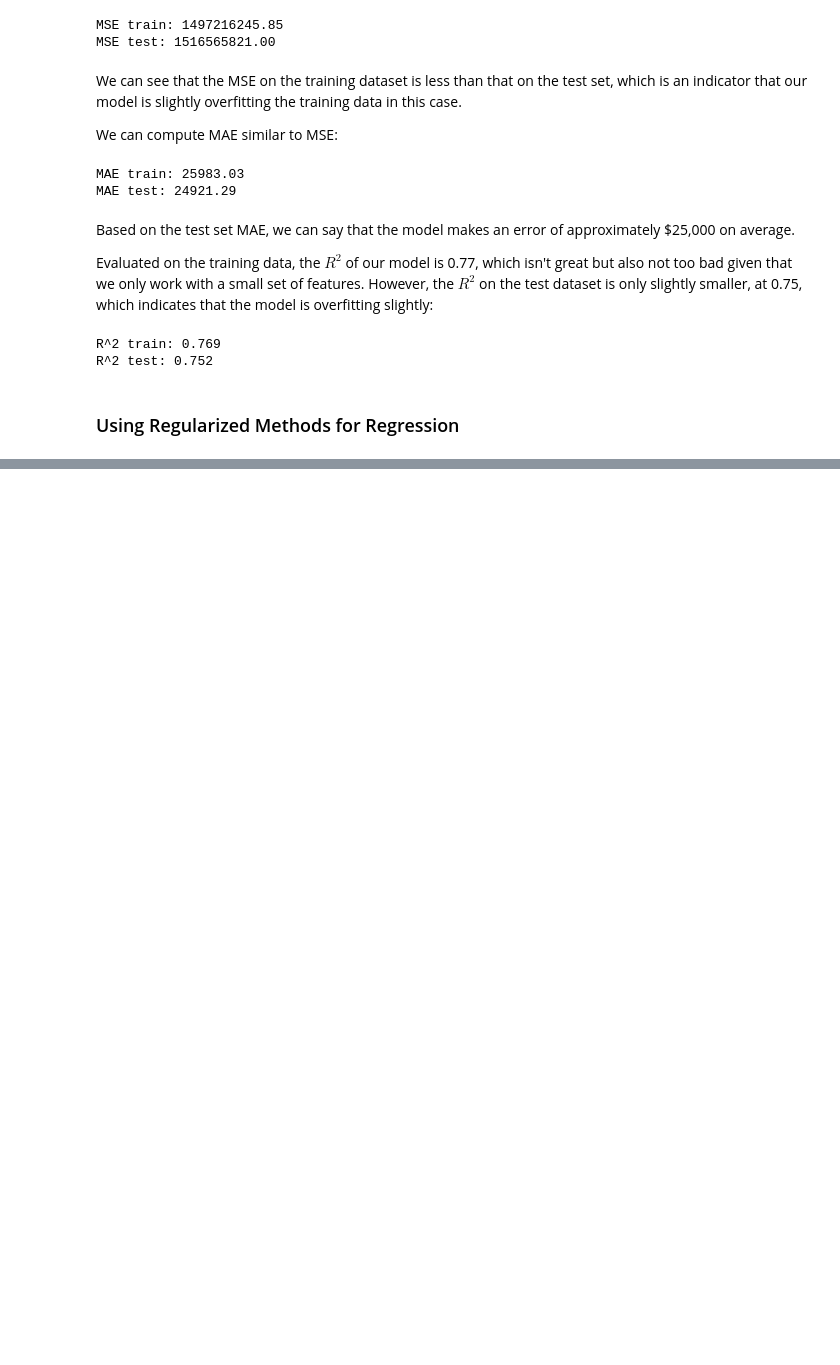
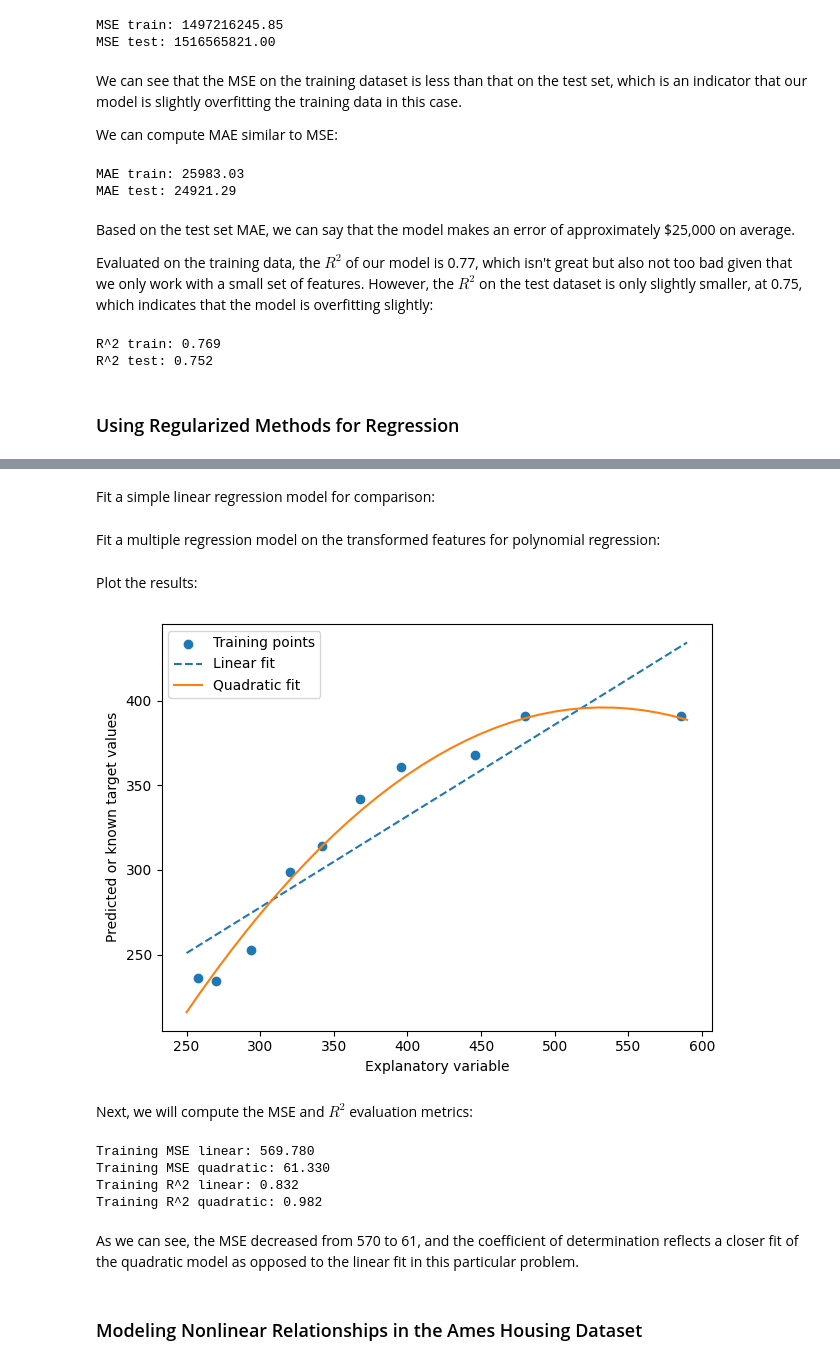
Before and after one commit to kaanoram/ML-Pytorch-SkLearn-Study, a Jupyter notebook: chapters/chapter_09/ch09.ipynb, the cells around one changed output, grey strips where cells are left out. Cells and saved outputs as stored; diff of their text form; code cells hidden in the pictures; blank space fills up the shorter version.

```diff
--- a/chapters/chapter_09/ch09.ipynb
+++ b/chapters/chapter_09/ch09.ipynb
@@ -384,0 +406,60 @@ R^2 test: 0.752
+# %%
+from sklearn.preprocessing import PolynomialFeatures
+X = np.array([258.0, 270.0, 294.0, 320.0, 342.0,
+              368.0, 396.0, 446.0, 480.0, 586.0]).reshape(-1, 1)
+
+y = np.array([236.4, 234.4, 252.8, 298.6, 314.2,
+              342.2, 360.8, 368.0, 391.2, 390.8])
+
+lr = LinearRegression()
+pr = LinearRegression()
+quadratic = PolynomialFeatures(degree=2)
+X_quad = quadratic.fit_transform(X)
+# %% [markdown]
+Fit a simple linear regression model for comparison:
+# %%
+lr.fit(X,  y)
+X_fit = np.arange(250, 600, 10).reshape(-1, 1)
+y_lin_fit = lr.predict(X_fit)
+# %% [markdown]
+Fit a multiple regression model on the transformed features for polynomial regression:
+# %%
+pr.fit(X_quad, y)
+y_quad_fit = pr.predict(quadratic.fit_transform(X_fit))
+# %% [markdown]
+Plot the results:
+# %%
+plt.scatter(X, y,label='Training points')
+plt.plot(X_fit, y_lin_fit,
+         label='Linear fit', linestyle='--')
+plt.plot(X_fit, y_quad_fit,
+         label='Quadratic fit')
+plt.xlabel('Explanatory variable')
+plt.ylabel('Predicted or known target values')
+plt.legend(loc='upper left')
+plt.tight_layout()
+plt.show()
+# %% [output]
+[figure, added]
+# %% [markdown]
+Next, we will compute the MSE and $R^2$ evaluation metrics:
+# %%
+y_lin_pred = lr.predict(X)
+y_quad_pred = pr.predict(X_quad)
+mse_lin = mean_squared_error(y, y_lin_pred)
+mse_quad = mean_squared_error(y, y_quad_pred)
+print(f'Training MSE linear: {mse_lin:.3f}')
+print(f'Training MSE quadratic: {mse_quad:.3f}')
+r2_lin = r2_score(y, y_lin_pred)
+r2_quad = r2_score(y, y_quad_pred)
+print(f'Training R^2 linear: {r2_lin:.3f}')
+print(f'Training R^2 quadratic: {r2_quad:.3f}')
+# %% [output]
+Training MSE linear: 569.780
+Training MSE quadratic: 61.330
+Training R^2 linear: 0.832
+Training R^2 quadratic: 0.982
+# %% [markdown]
+As we can see, the MSE decreased from 570 to 61, and the coefficient of determination reflects a closer fit of the quadratic model as opposed to the linear fit in this particular problem.
+# %% [markdown]
+### Modeling Nonlinear Relationships in the Ames Housing Dataset
```
Also changed, not shown: parts of 28 cells of this notebook.
